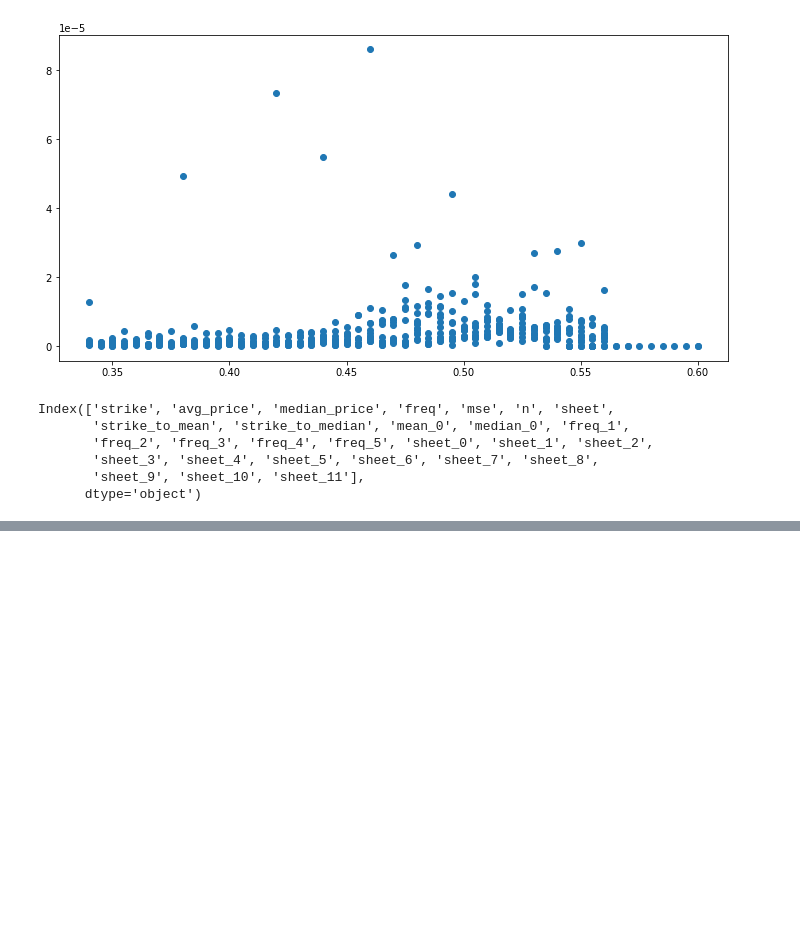
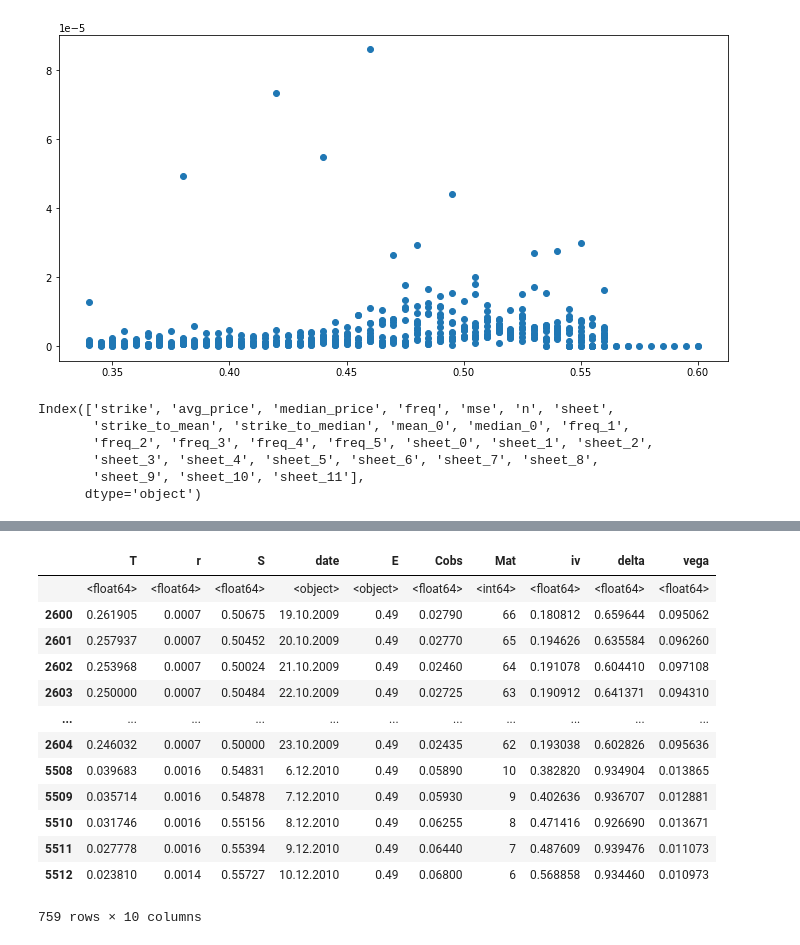
Before and after one commit to JuusoAsd/finaeng1, a Jupyter notebook: assignment_1.ipynb, the cells around one changed output, grey strips where cells are left out. Saved outputs shown, nothing was run; the diff lists cells and outputs as text; code cells hidden in the pictures; blank space fills up the shorter version.

```diff
--- a/assignment_1.ipynb
+++ b/assignment_1.ipynb
@@ -256,8 +275,8 @@ def read_data(xls,worksheet):
 def format_data(df):
     """Convert into correct format"""
     df.rename(dict(zip(np.append(np.array(df.columns[0]), df.columns[-3:]), ['T', 'S', 'r', 'date'])), axis='columns', inplace=True)
-    df.drop(['date'],axis=1,inplace=True)
-    df = df.melt(id_vars=['T', 'r', 'S'], var_name="E").dropna()
+    #df.drop(['date'],axis=1,inplace=True)
+    df = df.melt(id_vars=['T', 'r', 'S', 'date'], var_name="E").dropna()
     df.rename({'value':'Cobs'}, axis='columns', inplace=True)
     df = df  >> mutate(r = f.r/100, Mat = f.T, T = f.T/252, S = f.S/1000, E = f.E/1000, Cobs = f.Cobs/1000)
     return df
@@ -296,7 +315,7 @@ def simulate_portfolio(df_data, strike, frequency):
     error_arr = np.array([])
 
     for index, data in df_data[df_data['E'] == strike].reset_index(drop=True).iterrows():
-        T,r,S,E,cobs,mat,iv,delta,vega = data
+        T,r,S,date,E,cobs,mat,iv,delta,vega = data
 
         if n == frequency:
             p_o, p_s, error = hedge(p_o, p_s, cobs, S, delta)
@@ -354,10 +373,12 @@ sheets
 sheet_order = [0,1,11,10,9,8,7,6,5,4,3,2]
 
 all_obs = []
+all_sheets = []
 
 for i in sheet_order:
     df, obs = test_sheet(xls, sheets[i], i)
     all_obs.append(obs)
+    all_sheets.append(df)
 # %%
 all_obs_df = list(map(lambda x:pd.DataFrame(x),all_obs))
 full_df = pd.concat(all_obs_df)
@@ -564,3 +585,62 @@ Notes:
 [1] Standard Errors assume that the covariance matrix of the errors is correctly specified.
 [2] The smallest eigenvalue is 2.64e-29. This might indicate that there are
 strong multicollinearity problems or that the design matrix is singular.
+# %%
+all_sheets[0]
+
+
+def simulate_porfolio_delta_vega(df_data, strike, frequency):
+
+    n = 0
+    p_o = df_data[df_data['E'] == strike].iloc[0]['Cobs']
+    p_s = {
+        'price':df_data[df_data['E'] == strike].iloc[0]['S'],
+        'delta':df_data[df_data['E'] == strike].iloc[0]['delta']
+    }
+    error_arr = np.array([])
+
+    for index, data in df_data[df_data['E'] == strike].reset_index(drop=True).iterrows():
+        T,r,S,E,cobs,mat,iv,delta,vega = data
+
+        if n == frequency:
+            p_o, p_s, error = hedge(p_o, p_s, cobs, S, delta)
+            error_arr = np.append(error_arr, error)
+            n = 0
+        n += 1
+    return error_arr,df_data[df_data['E'] == strike]['S'].mean(),df_data[df_data['E'] == strike]['S'].median(),len(df_data[df_data['E'] == strike])
+
+def hedge(p_o, p_s, cobs, S, delta):
+    option_gain = cobs - p_o
+    stock_gain = -delta * (S - p_s['price'])
+    error = option_gain + stock_gain
+
+    return cobs, {'price':S, 'delta':delta}, error**2
+
+#def test_sheet(excel, sheet_name, sheetnr):
+
+
+
+
+all_df = pd.concat(all_sheets)
+all_df
+
+#simulate_portfolio_delta_vega(all_df, 0.49, 2)
+strike = 0.49
+freq = 2
+
+all_df[all_df['E'] == strike]
+# %% [output]
+|  | T | r | S | date | E | Cobs | Mat | iv | delta | vega |
+|  | <float64> | <float64> | <float64> | <object> | <object> | <float64> | <int64> | <float64> | <float64> | <float64> |
+| 2600 | 0.261905 | 0.0007 | 0.50675 | 19.10.2009 | 0.49 | 0.02790 | 66 | 0.180812 | 0.659644 | 0.095062 |
+| 2601 | 0.257937 | 0.0007 | 0.50452 | 20.10.2009 | 0.49 | 0.02770 | 65 | 0.194626 | 0.635584 | 0.096260 |
+| 2602 | 0.253968 | 0.0007 | 0.50024 | 21.10.2009 | 0.49 | 0.02460 | 64 | 0.191078 | 0.604410 | 0.097108 |
+| 2603 | 0.250000 | 0.0007 | 0.50484 | 22.10.2009 | 0.49 | 0.02725 | 63 | 0.190912 | 0.641371 | 0.094310 |
+| ... | ... | ... | ... | ... | ... | ... | ... | ... | ... | ... |
+| 2604 | 0.246032 | 0.0007 | 0.50000 | 23.10.2009 | 0.49 | 0.02435 | 62 | 0.193038 | 0.602826 | 0.095636 |
+| 5508 | 0.039683 | 0.0016 | 0.54831 | 6.12.2010 | 0.49 | 0.05890 | 10 | 0.382820 | 0.934904 | 0.013865 |
+| 5509 | 0.035714 | 0.0016 | 0.54878 | 7.12.2010 | 0.49 | 0.05930 | 9 | 0.402636 | 0.936707 | 0.012881 |
+| 5510 | 0.031746 | 0.0016 | 0.55156 | 8.12.2010 | 0.49 | 0.06255 | 8 | 0.471416 | 0.926690 | 0.013671 |
+| 5511 | 0.027778 | 0.0016 | 0.55394 | 9.12.2010 | 0.49 | 0.06440 | 7 | 0.487609 | 0.939476 | 0.011073 |
+| 5512 | 0.023810 | 0.0014 | 0.55727 | 10.12.2010 | 0.49 | 0.06800 | 6 | 0.568858 | 0.934460 | 0.010973 |
+759 rows × 10 columns
```
Also changed, not shown: parts of 7 cells of this notebook.
